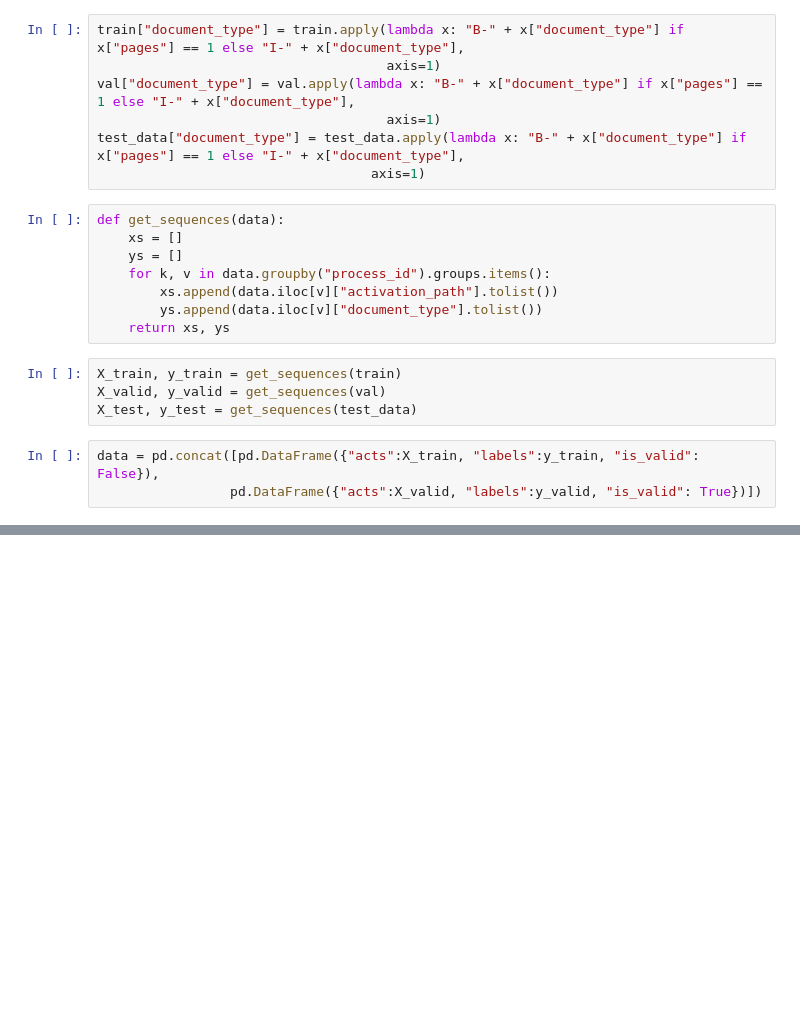
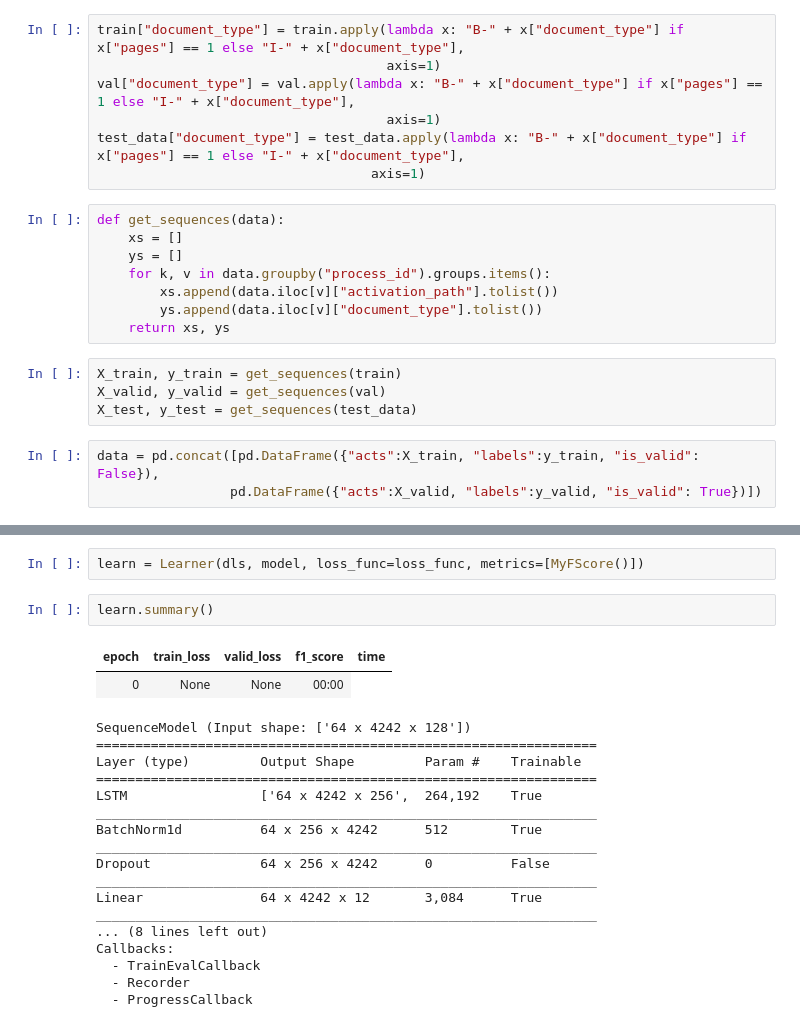
Before and after one commit to peluz/victor-visual-text, a Jupyter notebook: sequence_clf.ipynb, the cells around one changed output, grey strips where cells are left out. Drawn from its saved outputs; the diff is of its cells as text; blank space fills up the shorter version.

```diff
--- a/sequence_clf.ipynb
+++ b/sequence_clf.ipynb
@@ -78,0 +150,24 @@ dls = dsets.dataloaders(dl_type=SortedDL, before_batch=pad_input)
+# %%
+learn = Learner(dls, model, loss_func=loss_func, metrics=[MyFScore()])
+# %%
+learn.summary()
+# %% [output]
+| epoch | train_loss | valid_loss | f1_score | time |
+| 0 | None | None | 00:00 |
+SequenceModel (Input shape: ['64 x 4242 x 128'])
+================================================================
+Layer (type)         Output Shape         Param #    Trainable
+================================================================
+LSTM                 ['64 x 4242 x 256',  264,192    True
+________________________________________________________________
+BatchNorm1d          64 x 256 x 4242      512        True
+________________________________________________________________
+Dropout              64 x 256 x 4242      0          False
+________________________________________________________________
+Linear               64 x 4242 x 12       3,084      True
+________________________________________________________________
+... (8 lines left out)
+Callbacks:
+  - TrainEvalCallback
+  - Recorder
+  - ProgressCallback
```
Also changed, not shown: parts of 27 cells of this notebook, 2 other files.
